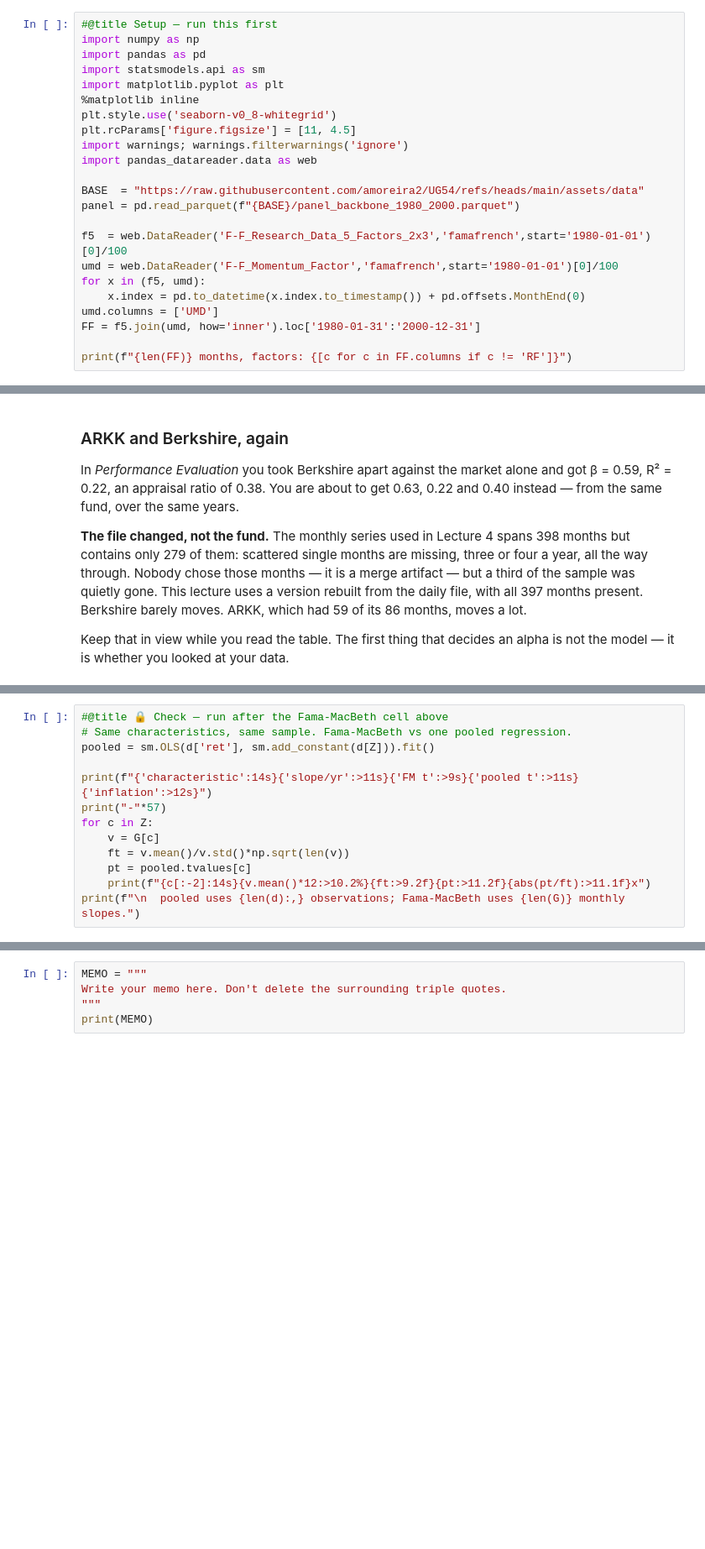
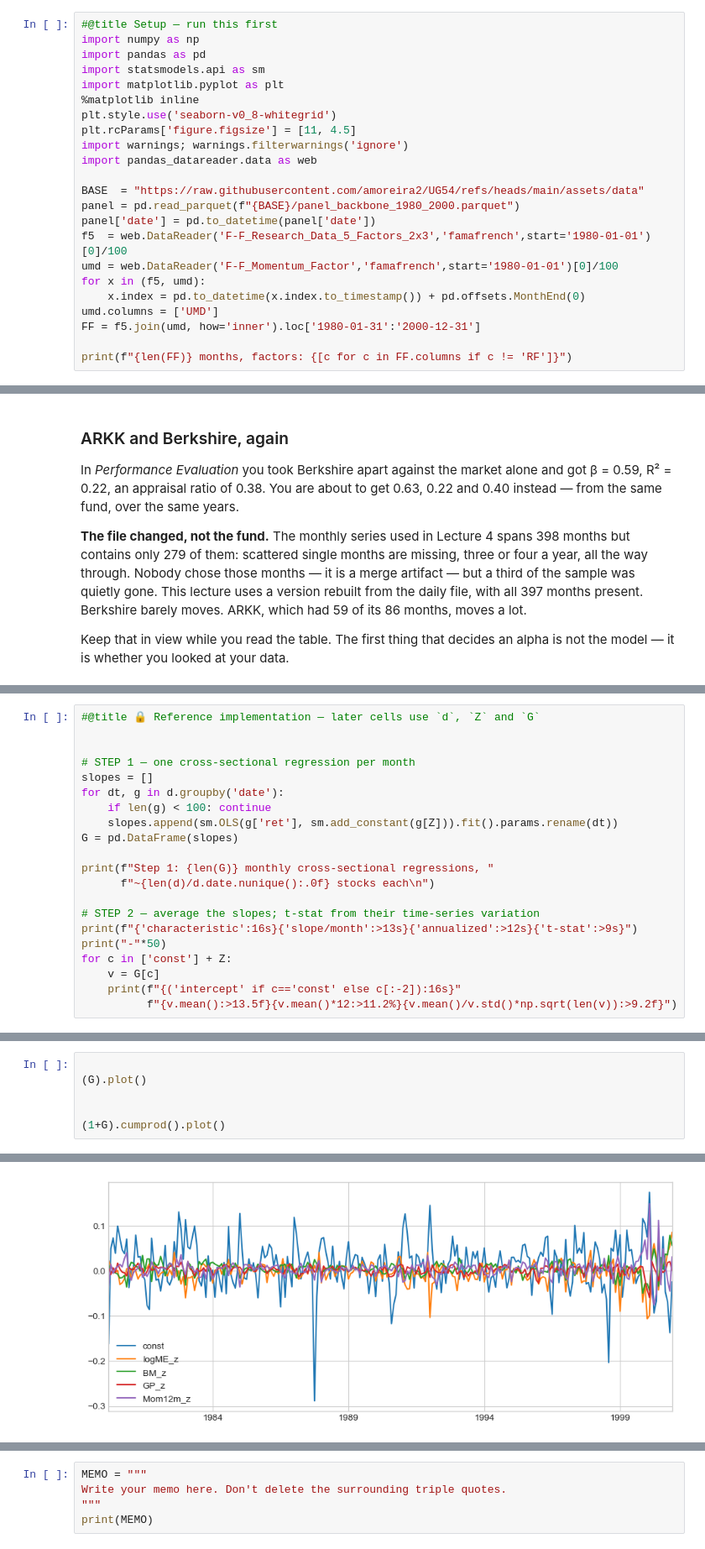
Before and after one commit to amoreira2/UG54, a Jupyter notebook: _sources/chapters/Finance/L6_MultiFactor_AI.ipynb, the cells around one changed output, grey strips where cells are left out. Shown at 84% size. Drawn from its saved outputs; the diff is of its cells as text; blank space fills up the shorter version.

```diff
--- a/_sources/chapters/Finance/L6_MultiFactor_AI.ipynb
+++ b/_sources/chapters/Finance/L6_MultiFactor_AI.ipynb
@@ -40,7 +39,7 @@ import pandas_datareader.data as web
 
 BASE  = "https://raw.githubusercontent.com/amoreira2/UG54/refs/heads/main/assets/data"
 panel = pd.read_parquet(f"{BASE}/panel_backbone_1980_2000.parquet")
-
+panel['date'] = pd.to_datetime(panel['date'])
 f5  = web.DataReader('F-F_Research_Data_5_Factors_2x3','famafrench',start='1980-01-01')[0]/100
 umd = web.DataReader('F-F_Momentum_Factor','famafrench',start='1980-01-01')[0]/100
 for x in (f5, umd):
@@ -491,13 +297,0 @@ for c in ['const'] + Z:
-# %%
-#@title 🔒 Check — run after the Fama-MacBeth cell above
-# Same characteristics, same sample. Fama-MacBeth vs one pooled regression.
-pooled = sm.OLS(d['ret'], sm.add_constant(d[Z])).fit()
-
-print(f"{'characteristic':14s}{'slope/yr':>11s}{'FM t':>9s}{'pooled t':>11s}{'inflation':>12s}")
-print("-"*57)
-for c in Z:
-    v = G[c]
-    ft = v.mean()/v.std()*np.sqrt(len(v))
-    pt = pooled.tvalues[c]
-    print(f"{c[:-2]:14s}{v.mean()*12:>10.2%}{ft:>9.2f}{pt:>11.2f}{abs(pt/ft):>11.1f}x")
-print(f"\n  pooled uses {len(d):,} observations; Fama-MacBeth uses {len(G)} monthly slopes.")
@@ -666,0 +552,21 @@ print(f"UMD loading {mom_umd_beta:+.2f}   R² {mom_r2_ff6:.2f}")
+# %%
+#@title 🔒 Reference implementation — later cells use `d`, `Z` and `G`
+
+
+# STEP 1 — one cross-sectional regression per month
+slopes = []
+for dt, g in d.groupby('date'):
+    if len(g) < 100: continue
+    slopes.append(sm.OLS(g['ret'], sm.add_constant(g[Z])).fit().params.rename(dt))
+G = pd.DataFrame(slopes)
+
+print(f"Step 1: {len(G)} monthly cross-sectional regressions, "
+      f"~{len(d)/d.date.nunique():.0f} stocks each\n")
+
+# STEP 2 — average the slopes; t-stat from their time-series variation
+print(f"{'characteristic':16s}{'slope/month':>13s}{'annualized':>12s}{'t-stat':>9s}")
+print("-"*50)
+for c in ['const'] + Z:
+    v = G[c]
+    print(f"{('intercept' if c=='const' else c[:-2]):16s}"
+          f"{v.mean():>13.5f}{v.mean()*12:>11.2%}{v.mean()/v.std()*np.sqrt(len(v)):>9.2f}")
@@ -666,0 +583,7 @@ print(f"UMD loading {mom_umd_beta:+.2f}   R² {mom_r2_ff6:.2f}")
+# %%
+
+(G).plot()
+
+
+(1+G).cumprod().plot()
+# %% [output]
@@ -666,0 +591 @@ print(f"UMD loading {mom_umd_beta:+.2f}   R² {mom_r2_ff6:.2f}")
+[figure, added]
```
Also changed, not shown: parts of 57 cells of this notebook, 10 other files.
